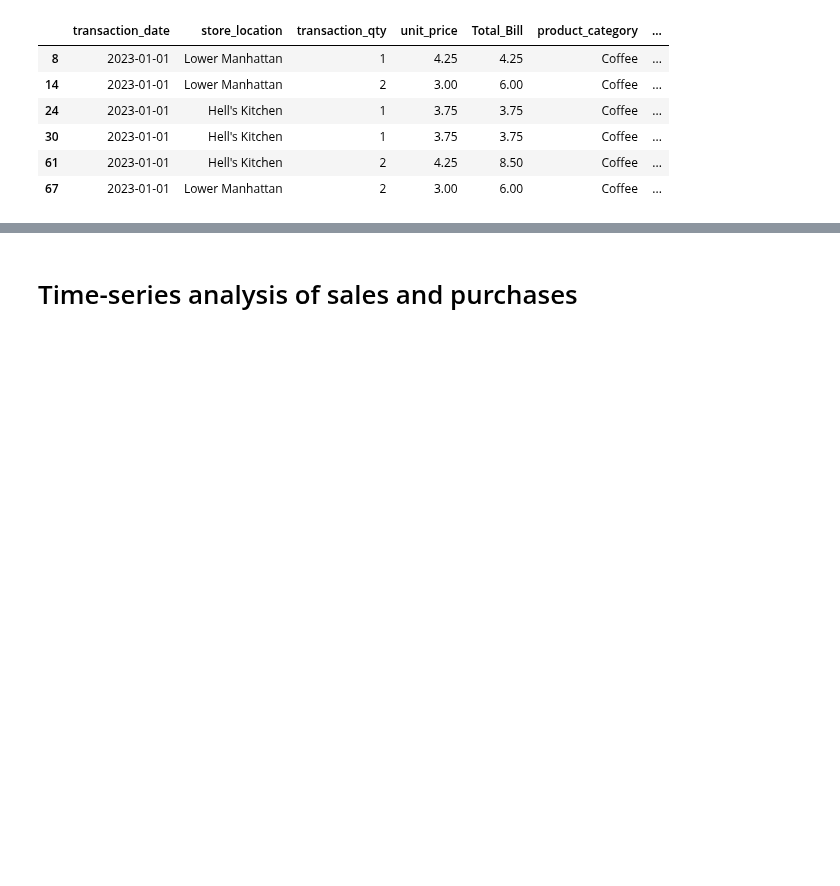
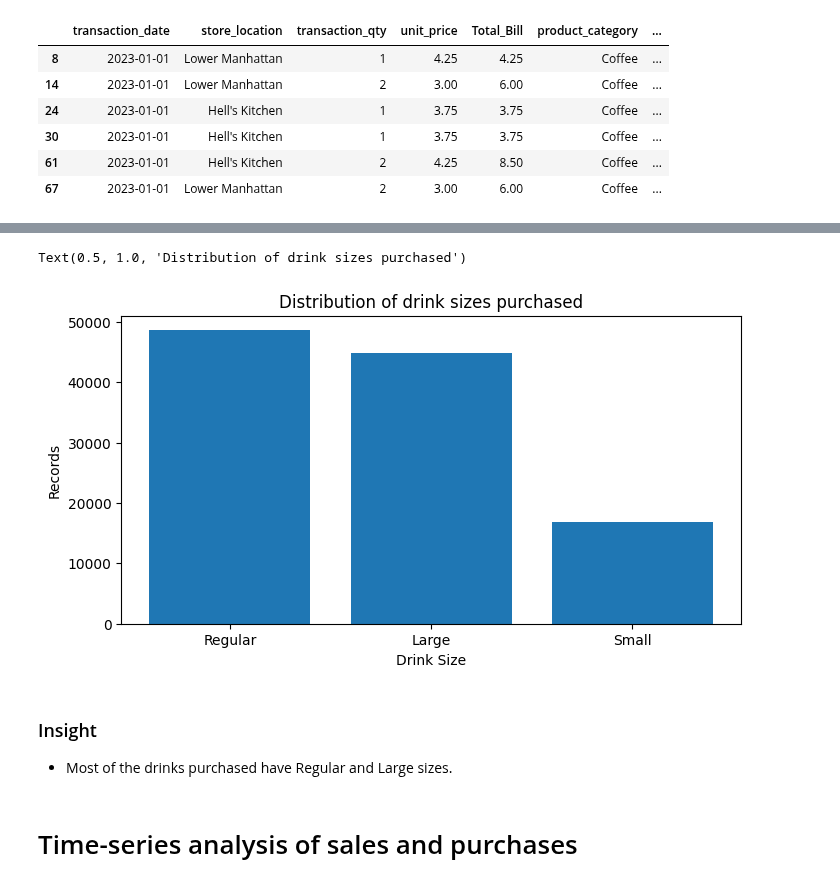
Before and after one commit to mlcuadra1/Coffee-Shop-EDA, a Jupyter notebook: notebooks/Script 2 - EDA.ipynb, the cells around one changed output, grey strips where cells are left out. Cells and saved outputs as stored; diff of their text form; code cells hidden in the pictures; blank space fills up the shorter version.

Commit message:
Update 'Not Defined'

```diff
--- a/notebooks/Script 2 - EDA.ipynb
+++ b/notebooks/Script 2 - EDA.ipynb
@@ -290,0 +291,13 @@ bar_espresso_df.drop_duplicates(['product_detail', 'Size'])
+# %%
+# Using the isin method for filtering
+filtered_drink_df = drink_df.loc[~drink_df['product_detail'].isin(['Ouro Brasileiro shot', 'Espresso shot'])]
+
+# Fixing Latte size
+latte_fix_df = filtered_drink_df.copy()
+latte_fix_df.loc[(latte_fix_df['product_detail'] == 'Latte') & (latte_fix_df['Size'] == 'Not Defined'), 'Size'] = 'Small'
+
+# Fixing Cappuccino size
+final_drink_df = latte_fix_df.copy()
+final_drink_df.loc[(final_drink_df['product_detail'] == 'Cappuccino') & (final_drink_df['Size'] == 'Not Defined'), 'Size'] = 'Regular'
+
+final_drink_df
@@ -291,3 +318,18 @@ bar_espresso_df.drop_duplicates(['product_detail', 'Size'])
+# %%
+group_drink_df = final_drink_df.groupby('Size')['transaction_qty'].count().sort_values(ascending=False)
+
+fig7, ax0 = plt.subplots(figsize=figsize1_1)
+
+ax0.bar(group_drink_df.index, group_drink_df.values)
+ax0.set_xlabel('Drink Size')
+ax0.set_ylabel('Records')
+ax0.set_title('Distribution of drink sizes purchased')
+# %% [output]
+Text(0.5, 1.0, 'Distribution of drink sizes purchased')
+[figure, added]
+# %% [markdown]
+### Insight
+- Most of the drinks purchased have Regular and Large sizes.
 # %% [markdown]
 # Time-series analysis of sales and purchases
 # %% [markdown]
```
Also changed, not shown: parts of 4 cells of this notebook.
